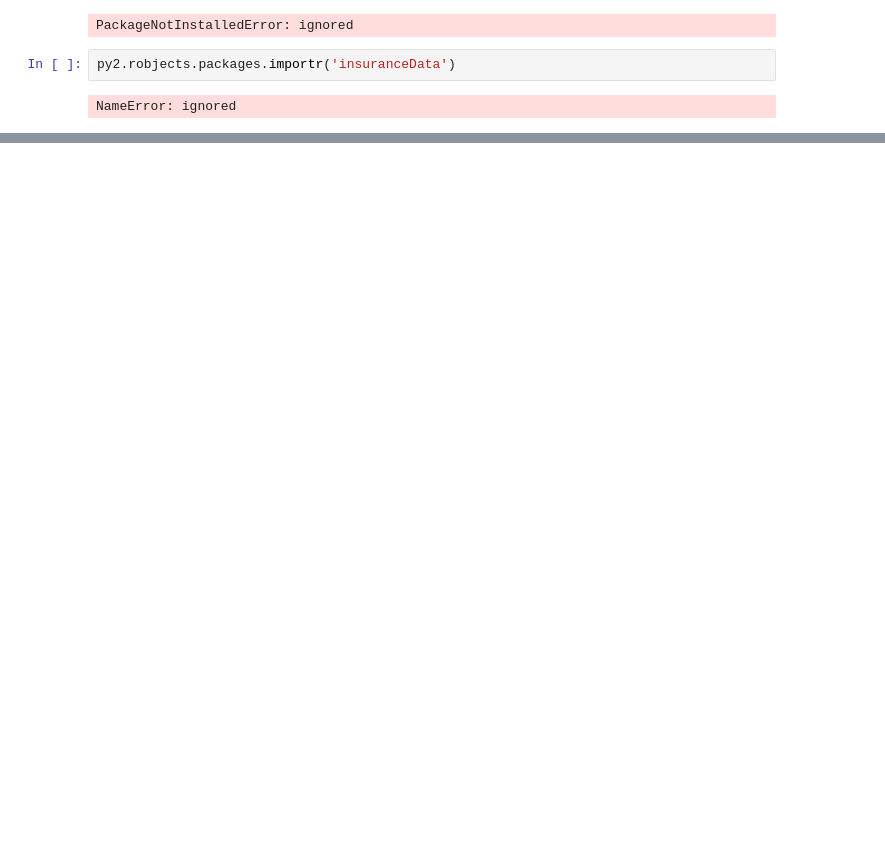
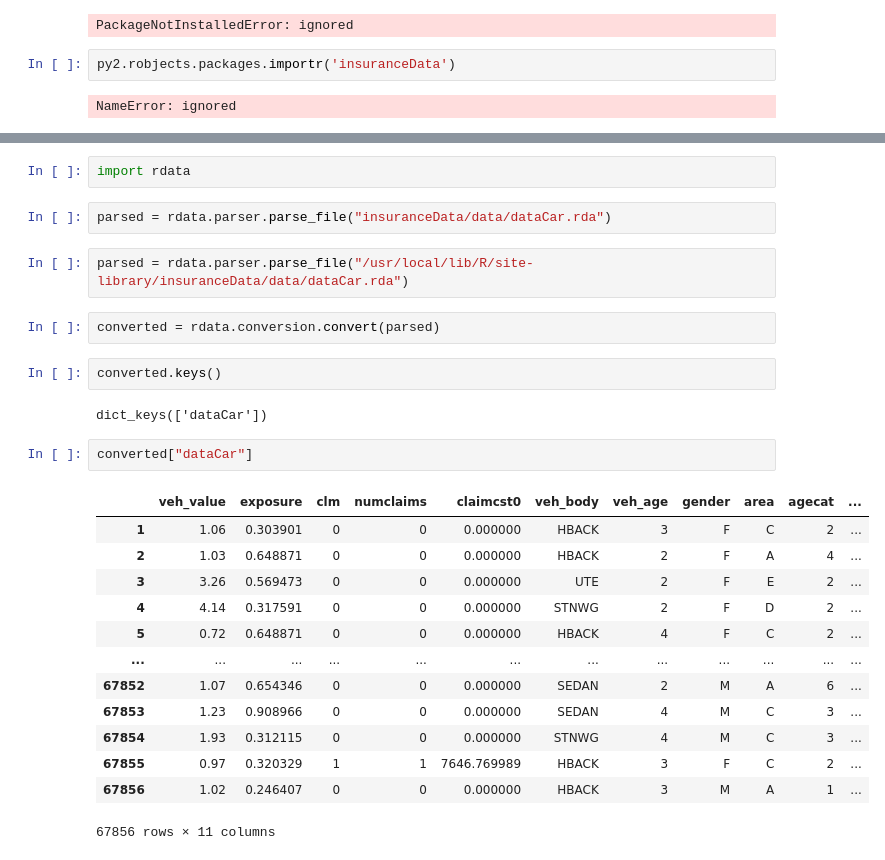
Before and after one commit to szendiagoston/TabNet, a Jupyter notebook: TabNet.ipynb, the cells around one changed output, grey strips where cells are left out. Drawn from its saved outputs; the diff is of its cells as text; blank space fills up the shorter version.

```diff
--- a/TabNet.ipynb
+++ b/TabNet.ipynb
@@ -565,0 +584,28 @@ ParserError: ignored
+# %%
+import rdata
+# %%
+parsed = rdata.parser.parse_file("insuranceData/data/dataCar.rda")
+# %%
+parsed = rdata.parser.parse_file("/usr/local/lib/R/site-library/insuranceData/data/dataCar.rda")
+# %%
+converted = rdata.conversion.convert(parsed)
+# %%
+converted.keys()
+# %% [output]
+dict_keys(['dataCar'])
+# %%
+converted["dataCar"]
+# %% [output]
+|  | veh_value | exposure | clm | numclaims | claimcst0 | veh_body | veh_age | gender | area | agecat | ... |
+| 1 | 1.06 | 0.303901 | 0 | 0 | 0.000000 | HBACK | 3 | F | C | 2 | ... |
+| 2 | 1.03 | 0.648871 | 0 | 0 | 0.000000 | HBACK | 2 | F | A | 4 | ... |
+| 3 | 3.26 | 0.569473 | 0 | 0 | 0.000000 | UTE | 2 | F | E | 2 | ... |
+| 4 | 4.14 | 0.317591 | 0 | 0 | 0.000000 | STNWG | 2 | F | D | 2 | ... |
+| 5 | 0.72 | 0.648871 | 0 | 0 | 0.000000 | HBACK | 4 | F | C | 2 | ... |
+| ... | ... | ... | ... | ... | ... | ... | ... | ... | ... | ... | ... |
+| 67852 | 1.07 | 0.654346 | 0 | 0 | 0.000000 | SEDAN | 2 | M | A | 6 | ... |
+| 67853 | 1.23 | 0.908966 | 0 | 0 | 0.000000 | SEDAN | 4 | M | C | 3 | ... |
+| 67854 | 1.93 | 0.312115 | 0 | 0 | 0.000000 | STNWG | 4 | M | C | 3 | ... |
+| 67855 | 0.97 | 0.320329 | 1 | 1 | 7646.769989 | HBACK | 3 | F | C | 2 | ... |
+| 67856 | 1.02 | 0.246407 | 0 | 0 | 0.000000 | HBACK | 3 | M | A | 1 | ... |
+67856 rows × 11 columns
```
Also changed, not shown: parts of 9 cells of this notebook.
